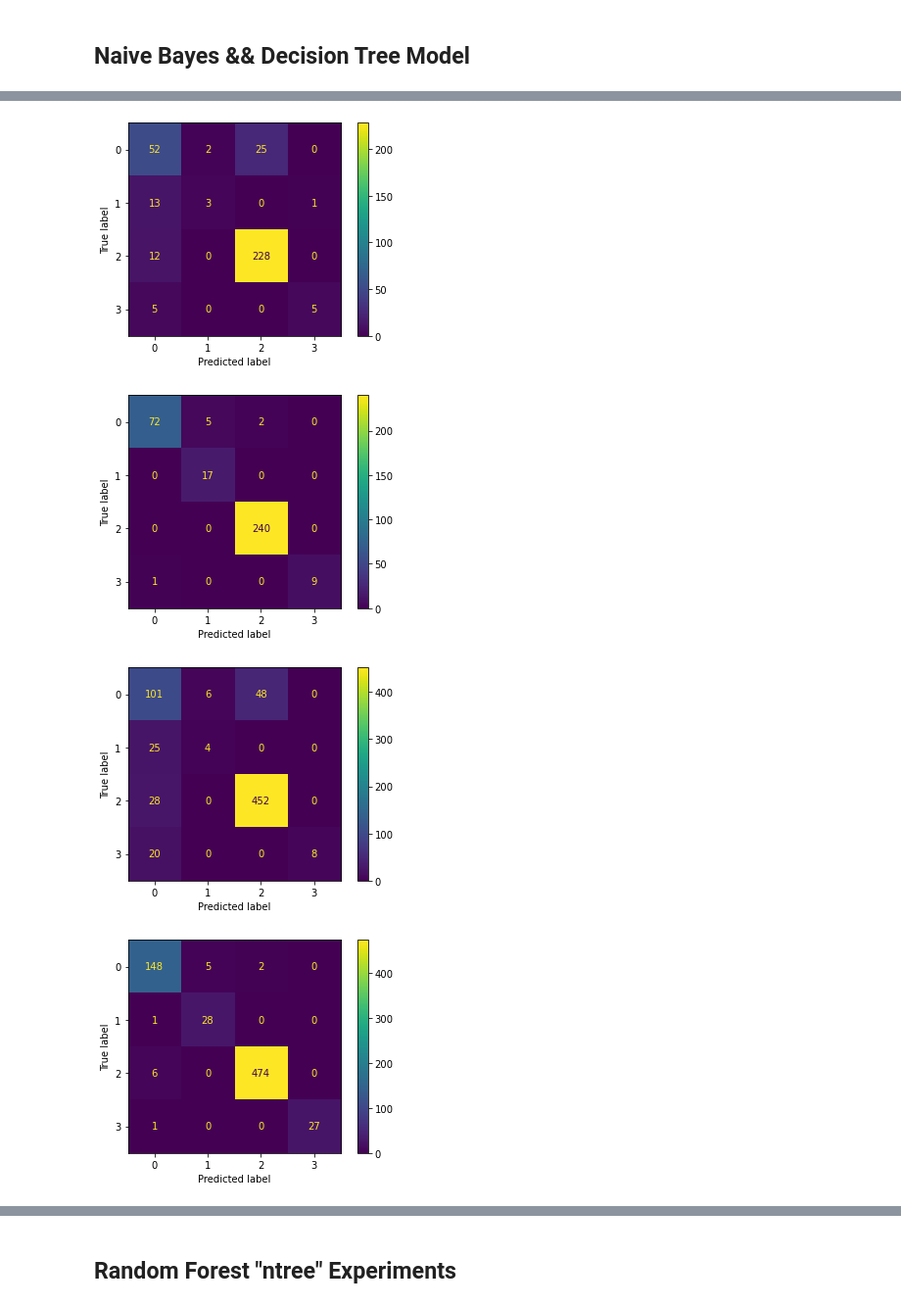
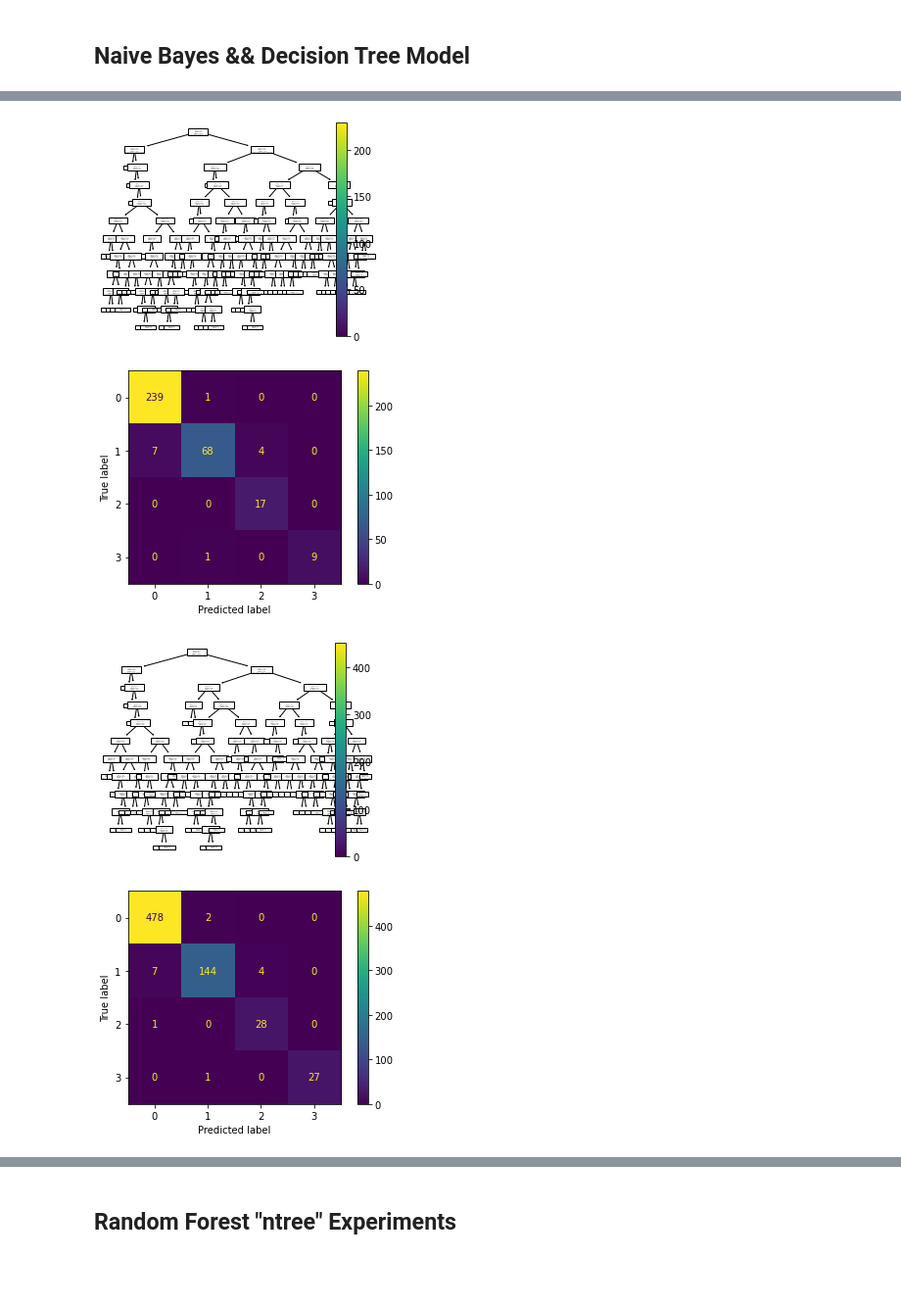
Before and after one commit to hchen98/DTSC710-ML, a Jupyter notebook: Project Assignment 1/code.ipynb, the cells around one changed output, grey strips where cells are left out. Shown: that part at 98% size. Cells and saved outputs as stored; diff of their text form; code cells hidden in the pictures; blank space fills up the shorter version.

Commit message:
add classification report and overfitting discovery

```diff
--- a/Project Assignment 1/code.ipynb
+++ b/Project Assignment 1/code.ipynb
@@ -168 +163,6 @@ x
+# %%
+target_col_ordinal = ["buying", "maint", "doors", "persons", "lug_boot", "safety"]
+encoder = ce.OrdinalEncoder(cols=target_col_ordinal)
+
+x = np.array(encoder.fit_transform(x))
 # %%
@@ -176,5 +176,5 @@ full_pipeline = ColumnTransformer(transformers=[
 # %%
-x = np.array(full_pipeline.fit_transform(x))
+# x = np.array(full_pipeline.fit_transform(x))
 # %%
 x.shape
 # %% [output]
@@ -203,5 +223,12 @@ for item in x:
 # %%
 temp_y = y
+# %%
+y = y.replace({
+    "unacc": 0,
+    "acc": 1,
+    "good": 2,
+    "vgood": 3,
+})
 # %%
 for item in y:
     print(item, end="\n")
@@ -226,6 +253,6 @@ vgood
 # %% [markdown]
 #### Test set encoding (Label Encoding)
 # %%
-le = LabelEncoder()
-y = le.fit_transform(y)
+# le = LabelEncoder()
+# y = le.fit_transform(y)
 # %%
@@ -358,27 +367,34 @@ randomForest_model = list()
 ## Naive Bayes && Decision Tree Model
 # %%
 r = 0
+values = [i for i in range(1, 15)]
+tree_sum_train_test_score = list()
 
 for ratio_item in train_test_set:
 
+    tree_train_scrore, tree_test_score = list(), list()
 
     ############ Naïve Bayes Model ############
-#     gnb = GaussianNB()
+    # gnb = GaussianNB()
     gnb = CategoricalNB()
     gnb.fit(ratio_item['X_train'], ratio_item['y_train'])
 
     # get the y predict
-    y_pred = gnb.predict(ratio_item['X_test'])
+    test_yhat = gnb.predict(ratio_item['X_test'])
 
     # confusion matrix plotting data
     disp = plot_confusion_matrix(gnb, ratio_item['X_test'], ratio_item['y_test'])
 
-    accuracy = accuracy_score(ratio_item['y_test'], y_pred)
+    accuracy = accuracy_score(ratio_item['y_test'], test_yhat)
+
+    report = classification_report(ratio_item['y_test'], test_yhat)
 
     naiveBayes_model.append({
         "test_ratio": train_test_ratio[r],
-        "y_pred": y_pred,
-        "y_pred_compare": np.concatenate((y_pred.reshape(len(y_pred), 1), ratio_item['y_test'].reshape(len(ratio_item['y_test']), 1)), axis=1),
+        "test_yhat": test_yhat,
+        "report": report,
+        # "train_yhat": train_yhat,
+        # "y_pred_compare": np.concatenate((y_pred.reshape(len(y_pred), 1), ratio_item['y_test'].reshape(len(ratio_item['y_test']), 1)), axis=1),
         "accuracy_score": accuracy,
         "confusion_matrix": disp,
     })
@@ -386,20 +402,46 @@ for ratio_item in train_test_set:
     print("Naïve Bayes: at ratio of {} is {} % accuracy".format(train_test_ratio[r], accuracy))
 
 
+
     ############ Decision Trees Model ############
-    tree_cl = DecisionTreeClassifier(criterion="entropy", random_state=0)
+    tree_cl = DecisionTreeClassifier(class_weight='balanced', criterion="entropy", random_state=0)
     tree_cl.fit(ratio_item['X_train'], ratio_item['y_train'])
 
-    y_pred = tree_cl.predict(ratio_item['X_test'])
+    test_yhat = tree_cl.predict(ratio_item['X_test'])
 
+    # check the overfitting
+    for i in values:
+        model = DecisionTreeClassifier(class_weight='balanced', max_depth = i, criterion="entropy", random_state=0)
+        model.fit(ratio_item['X_train'], ratio_item['y_train'])
+
+        train_yhat = model.predict(ratio_item['X_train'])
+        # print("Shape of train_yhat: {} VS {}".format(np.shape(train_yhat), np.shape(ratio_item['y_train'])))
+        tree_train_scrore.append(accuracy_score(ratio_item['y_train'], train_yhat))
+
+        test_yhat = model.predict(ratio_item['X_test'])
+        # print("Shape of test_yhat: {} VS {}".format(np.shape(test_yhat), np.shape(ratio_item['y_train'])))
+        tree_test_score.append(accuracy_score(ratio_item['y_test'], test_yhat))
+
+    tree_sum_train_test_score.append({
+        "train_test_ratio":  train_test_ratio[r],
+        "tree_train_scrore": tree_train_scrore,
+        "tree_test_score": tree_test_score,
+    })
+
+
+    plot_tree(tree_cl)
     disp = plot_confusion_matrix(tree_cl, ratio_item['X_test'], ratio_item['y_test'])
 
-    accuracy = accuracy_score(ratio_item['y_test'], y_pred)
+    accuracy = accuracy_score(ratio_item['y_test'], test_yhat)
+
+    report = classification_report(ratio_item['y_test'], test_yhat)
 
     decisionTree_model.append({
         "test_ratio": train_test_ratio[r],
-        "y_pred": y_pred,
-        "y_pred_compare": np.concatenate((y_pred.reshape(len(y_pred), 1), ratio_item['y_test'].reshape(len(ratio_item['y_test']), 1)), axis=1),
+        "test_yhat": test_yhat,
+        "train_yhat": train_yhat,
+        "report": report,
+        # "y_pred_compare": np.concatenate((y_pred.reshape(len(y_pred), 1), ratio_item['y_test'].reshape(len(ratio_item['y_test']), 1)), axis=1),
         "accuracy_score": accuracy,
         "confusion_matrix": disp,
     })
@@ -424,4 +466,4 @@ Decision Trees: at ratio of 0.1 is 0.9595375722543352 % accuracy
-[figure, old version]
+[figure, new version]
-[figure, old version]
+[figure, new version]
-[figure, old version]
+[figure, new version]
-[figure, old version]
+[figure, new version]
```
Also changed, not shown: parts of 37 cells of this notebook.
